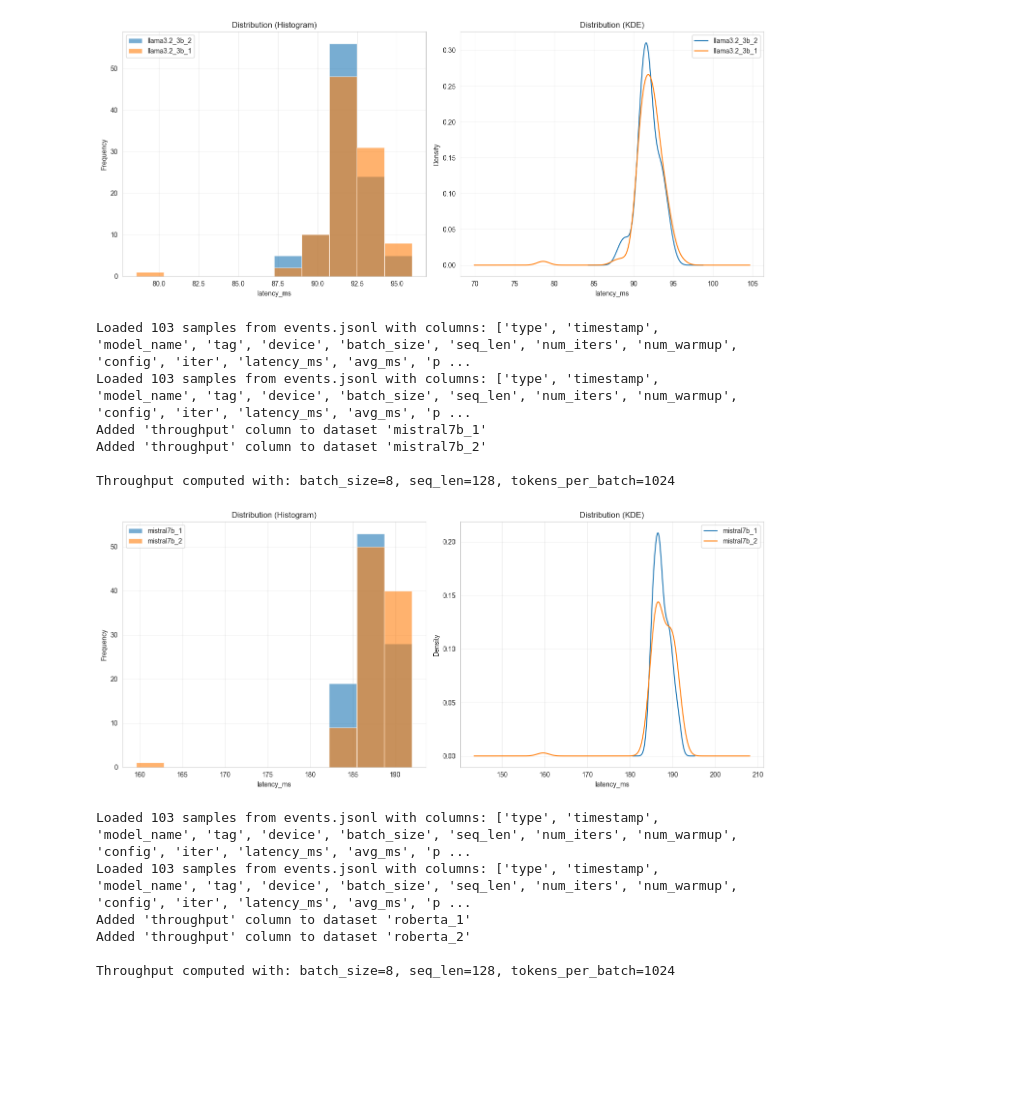
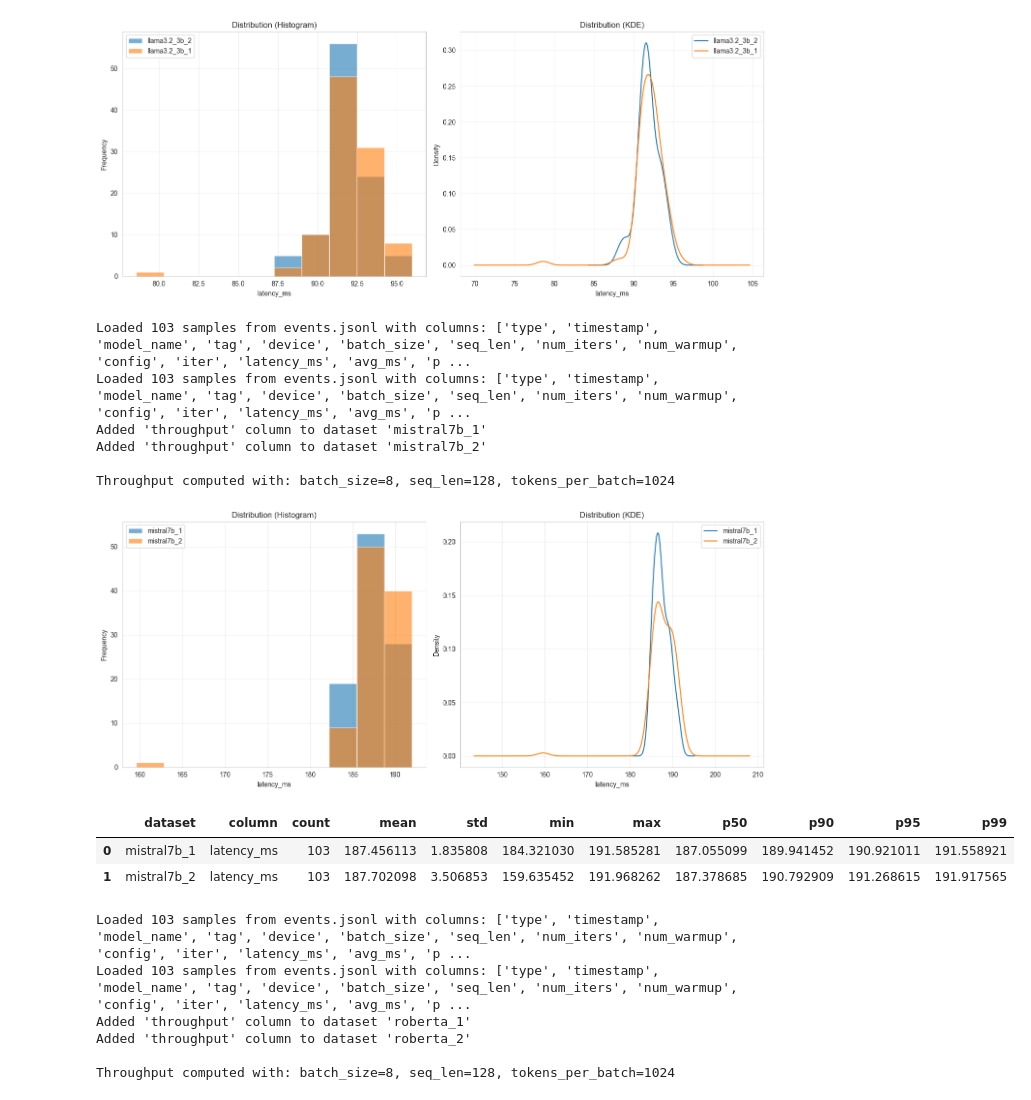
Before and after one commit to Ak33ra/15-418-final-project, a Jupyter notebook: notebooks/data_analysis.ipynb, the cells around one changed output. Drawn from its saved outputs; the diff is of its cells as text; code cells hidden in the pictures; blank space fills up the shorter version.

```diff
--- a/notebooks/data_analysis.ipynb
+++ b/notebooks/data_analysis.ipynb
@@ -134,20 +134,26 @@ Added 'throughput' column to dataset 'llama3.2_3b_1'
 Throughput computed with: batch_size=8, seq_len=128, tokens_per_batch=1024
 [figure]
 # %%
+
+
 pair_mistral = DataAnalyzer()
 pair_mistral.load_pattern("../data/pair_mistral7b/**/events.jsonl", label_extractor= lambda name : name.parent.name)
 
 pair_mistral.add_throughput_column(latency_column = 'latency_ms')
 
 pair_mistral.plot_distributions(column='latency_ms', plot_type='both', bins=10)
+pair_mistral.compute_statistics(column='latency_ms')
 # %% [output]
 Loaded 103 samples from events.jsonl with columns: ['type', 'timestamp', 'model_name', 'tag', 'device', 'batch_size', 'seq_len', 'num_iters', 'num_warmup', 'config', 'iter', 'latency_ms', 'avg_ms', 'p ...
 Loaded 103 samples from events.jsonl with columns: ['type', 'timestamp', 'model_name', 'tag', 'device', 'batch_size', 'seq_len', 'num_iters', 'num_warmup', 'config', 'iter', 'latency_ms', 'avg_ms', 'p ...
 Added 'throughput' column to dataset 'mistral7b_1'
 Added 'throughput' column to dataset 'mistral7b_2'
 
 Throughput computed with: batch_size=8, seq_len=128, tokens_per_batch=1024
 [figure]
+|  | dataset | column | count | mean | std | min | max | p50 | p90 | p95 | p99 |
+| 0 | mistral7b_1 | latency_ms | 103 | 187.456113 | 1.835808 | 184.321030 | 191.585281 | 187.055099 | 189.941452 | 190.921011 | 191.558921 |
+| 1 | mistral7b_2 | latency_ms | 103 | 187.702098 | 3.506853 | 159.635452 | 191.968262 | 187.378685 | 190.792909 | 191.268615 | 191.917565 |
 # %%
 pair_roberta = DataAnalyzer()
 pair_roberta.load_pattern("../data/pair_roberta/**/events.jsonl", label_extractor= lambda name : name.parent.name)
```
Also changed, not shown: 11 other files.
